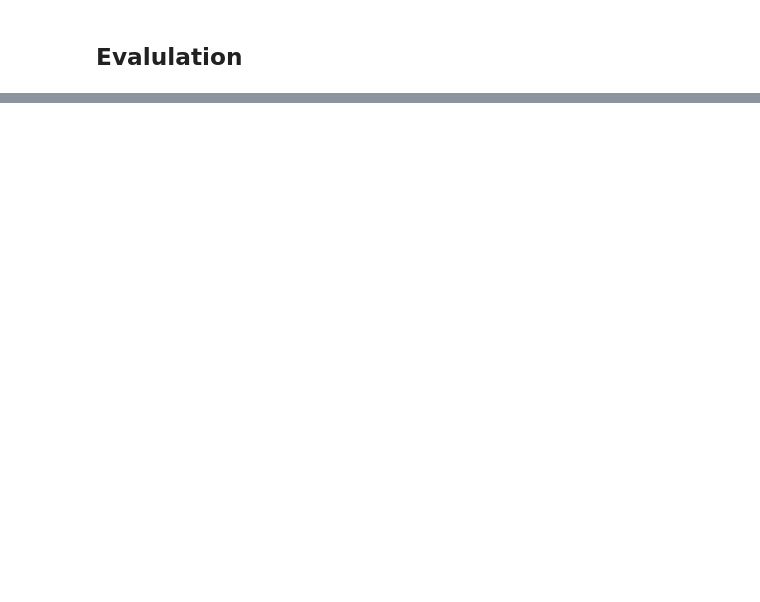
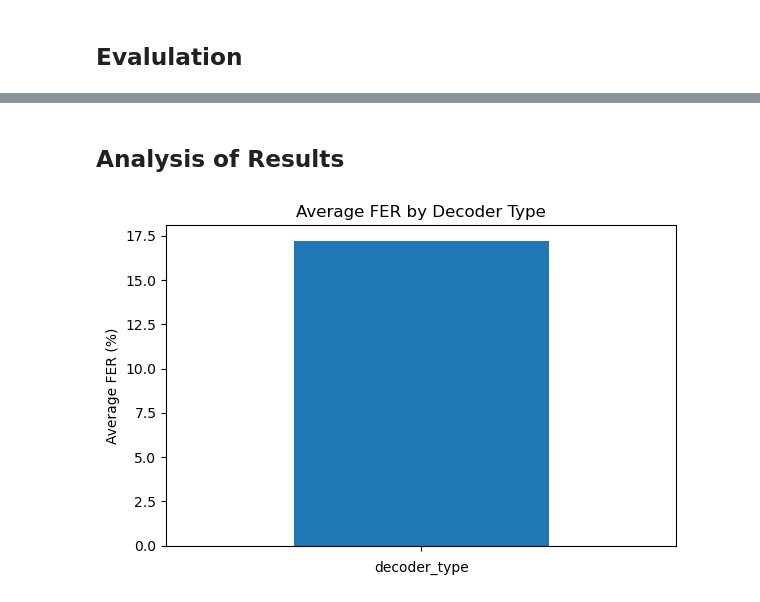
Before and after one commit to georgevenven/tweety_bert, a Jupyter notebook: decoder_eval.ipynb, the cells around one changed output, grey strips where cells are left out. Saved outputs shown, nothing was run; the diff lists cells and outputs as text; code cells hidden in the pictures; blank space fills up the shorter version.

```diff
--- a/decoder_eval.ipynb
+++ b/decoder_eval.ipynb
@@ -1051,0 +994,2 @@ KeyboardInterrupt:
+# %% [markdown]
+## Analysis of Results
@@ -1051,0 +1034,16 @@ KeyboardInterrupt:
+# %%
+import matplotlib.pyplot as plt
+
+# Compute average FER for each decoder type
+avg_fer = df_metrics.groupby('decoder_type')['total_FER'].mean()
+
+# Plot
+plt.figure(figsize=(6,4))
+avg_fer.plot(kind='bar')
+plt.ylabel('Average FER (%)')
+plt.title('Average FER by Decoder Type')
+plt.xticks(rotation=30)
+plt.tight_layout()
+plt.show()
+# %% [output]
+[figure, added]
```
Also changed, not shown: parts of 17 cells of this notebook, 7 other files.
